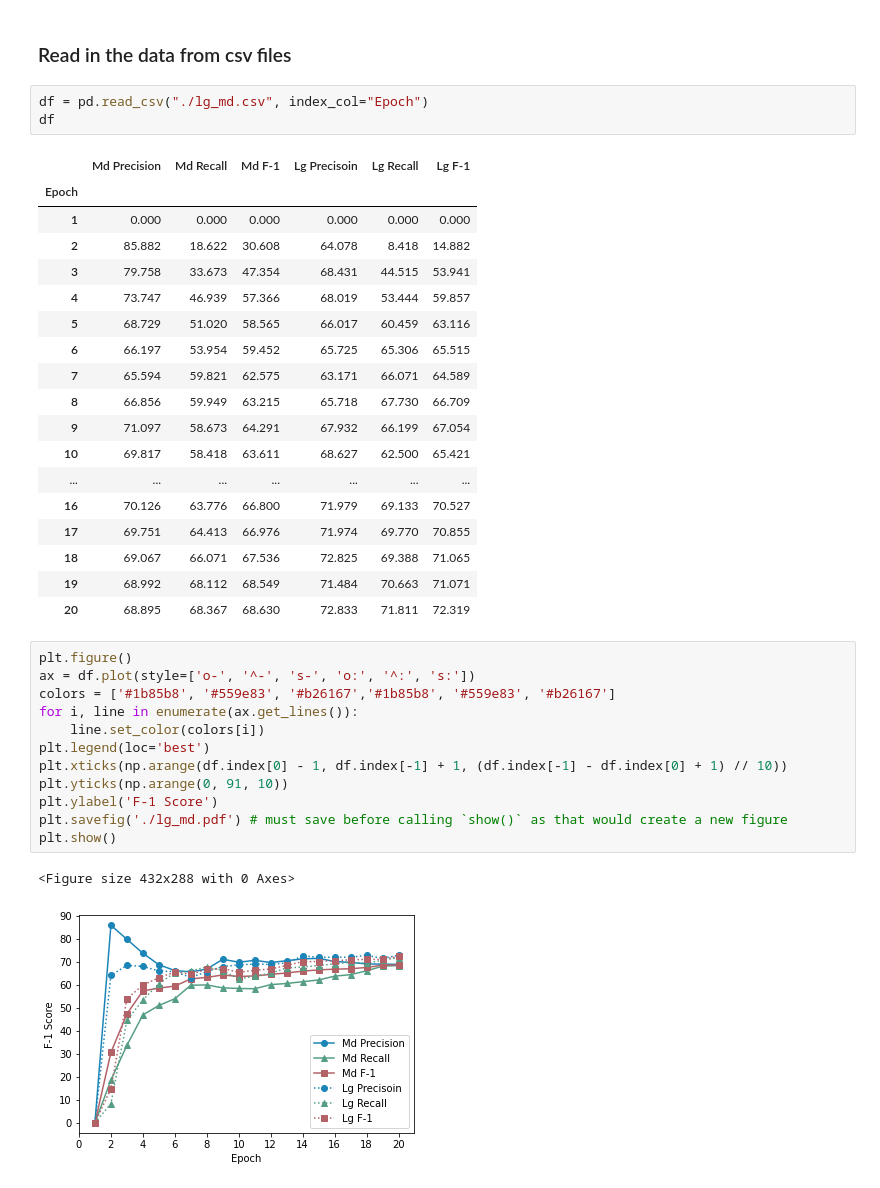
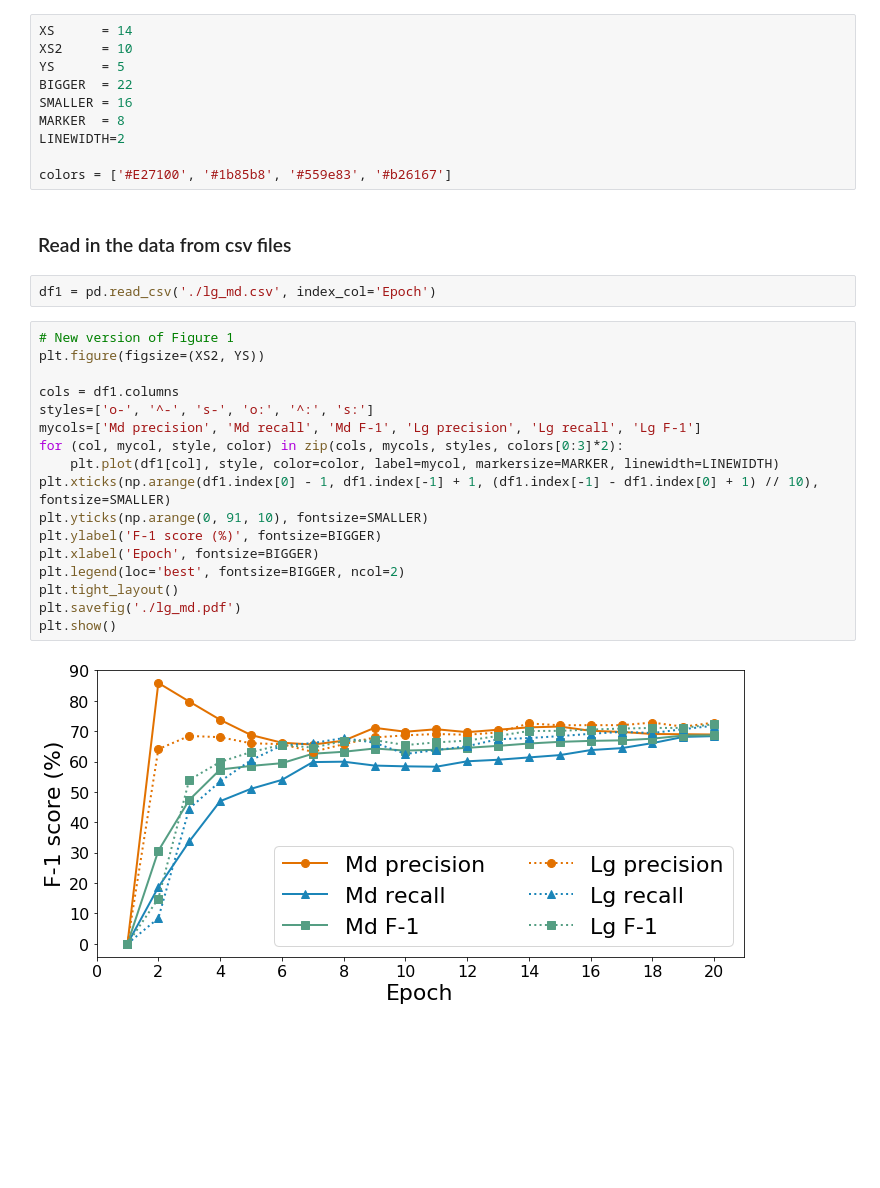
Before and after one commit to globus-labs/covid-nlp, a Jupyter notebook: drug-ner/drug-ner-results/figures/figures.ipynb, the cells around one changed output. Cells and saved outputs as stored; diff of their text form; blank space fills up the shorter version.

```diff
--- a/drug-ner/drug-ner-results/figures/figures.ipynb
+++ b/drug-ner/drug-ner-results/figures/figures.ipynb
@@ -8,40 +12,34 @@ import csv
+# %%
+XS      = 14
+XS2     = 10
+YS      = 5
+BIGGER  = 22
+SMALLER = 16
+MARKER  = 8
+LINEWIDTH=2
+
+colors = ['#E27100', '#1b85b8', '#559e83', '#b26167']
 # %% [markdown]
 ### Read in the data from csv files
 # %%
-df = pd.read_csv("./lg_md.csv", index_col="Epoch")
-df
+df1 = pd.read_csv('./lg_md.csv', index_col='Epoch')
-# %% [output]
-|  | Md Precision | Md Recall | Md F-1 | Lg Precisoin | Lg Recall | Lg F-1 |
-| Epoch |  |  |  |  |  |  |
-| 1 | 0.000 | 0.000 | 0.000 | 0.000 | 0.000 | 0.000 |
-| 2 | 85.882 | 18.622 | 30.608 | 64.078 | 8.418 | 14.882 |
-| 3 | 79.758 | 33.673 | 47.354 | 68.431 | 44.515 | 53.941 |
-| 4 | 73.747 | 46.939 | 57.366 | 68.019 | 53.444 | 59.857 |
-| 5 | 68.729 | 51.020 | 58.565 | 66.017 | 60.459 | 63.116 |
-| 6 | 66.197 | 53.954 | 59.452 | 65.725 | 65.306 | 65.515 |
-| 7 | 65.594 | 59.821 | 62.575 | 63.171 | 66.071 | 64.589 |
-| 8 | 66.856 | 59.949 | 63.215 | 65.718 | 67.730 | 66.709 |
-| 9 | 71.097 | 58.673 | 64.291 | 67.932 | 66.199 | 67.054 |
-| 10 | 69.817 | 58.418 | 63.611 | 68.627 | 62.500 | 65.421 |
-| ... | ... | ... | ... | ... | ... | ... |
-| 16 | 70.126 | 63.776 | 66.800 | 71.979 | 69.133 | 70.527 |
-| 17 | 69.751 | 64.413 | 66.976 | 71.974 | 69.770 | 70.855 |
-| 18 | 69.067 | 66.071 | 67.536 | 72.825 | 69.388 | 71.065 |
-| 19 | 68.992 | 68.112 | 68.549 | 71.484 | 70.663 | 71.071 |
-| 20 | 68.895 | 68.367 | 68.630 | 72.833 | 71.811 | 72.319 |
-# %%
-plt.figure()
-ax = df.plot(style=['o-', '^-', 's-', 'o:', '^:', 's:'])
-colors = ['#1b85b8', '#559e83', '#b26167','#1b85b8', '#559e83', '#b26167']
-for i, line in enumerate(ax.get_lines()):
-    line.set_color(colors[i])
-plt.legend(loc='best')
-plt.xticks(np.arange(df.index[0] - 1, df.index[-1] + 1, (df.index[-1] - df.index[0] + 1) // 10))
-plt.yticks(np.arange(0, 91, 10))
-plt.ylabel('F-1 Score')
-plt.savefig('./lg_md.pdf') # must save before calling `show()` as that would create a new figure
-plt.show()
-# %% [output]
-<Figure size 432x288 with 0 Axes>
-[figure, removed]
+# %%
+# New version of Figure 1
+plt.figure(figsize=(XS2, YS))
+
+cols = df1.columns
+styles=['o-', '^-', 's-', 'o:', '^:', 's:']
+mycols=['Md precision', 'Md recall', 'Md F-1', 'Lg precision', 'Lg recall', 'Lg F-1']
+for (col, mycol, style, color) in zip(cols, mycols, styles, colors[0:3]*2):
+    plt.plot(df1[col], style, color=color, label=mycol, markersize=MARKER, linewidth=LINEWIDTH)
+plt.xticks(np.arange(df1.index[0] - 1, df1.index[-1] + 1, (df1.index[-1] - df1.index[0] + 1) // 10), fontsize=SMALLER)
+plt.yticks(np.arange(0, 91, 10), fontsize=SMALLER)
+plt.ylabel('F-1 score (%)', fontsize=BIGGER)
+plt.xlabel('Epoch', fontsize=BIGGER)
+plt.legend(loc='best', fontsize=BIGGER, ncol=2)
+plt.tight_layout()
+plt.savefig('./lg_md.pdf')
+plt.show()
+# %% [output]
+[figure, added]
 # %%
```
Also changed, not shown: parts of 19 cells of this notebook, 2 other files.
